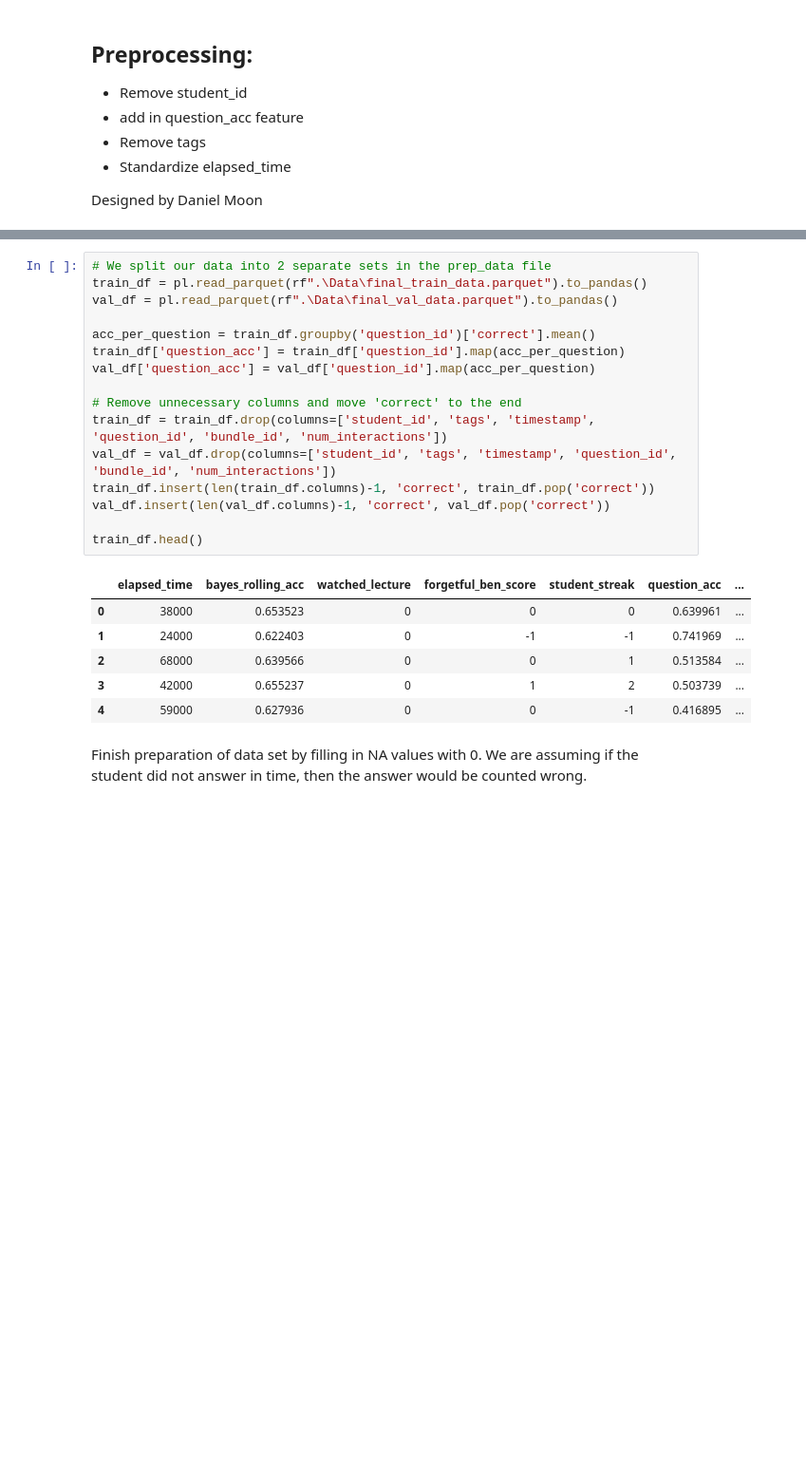
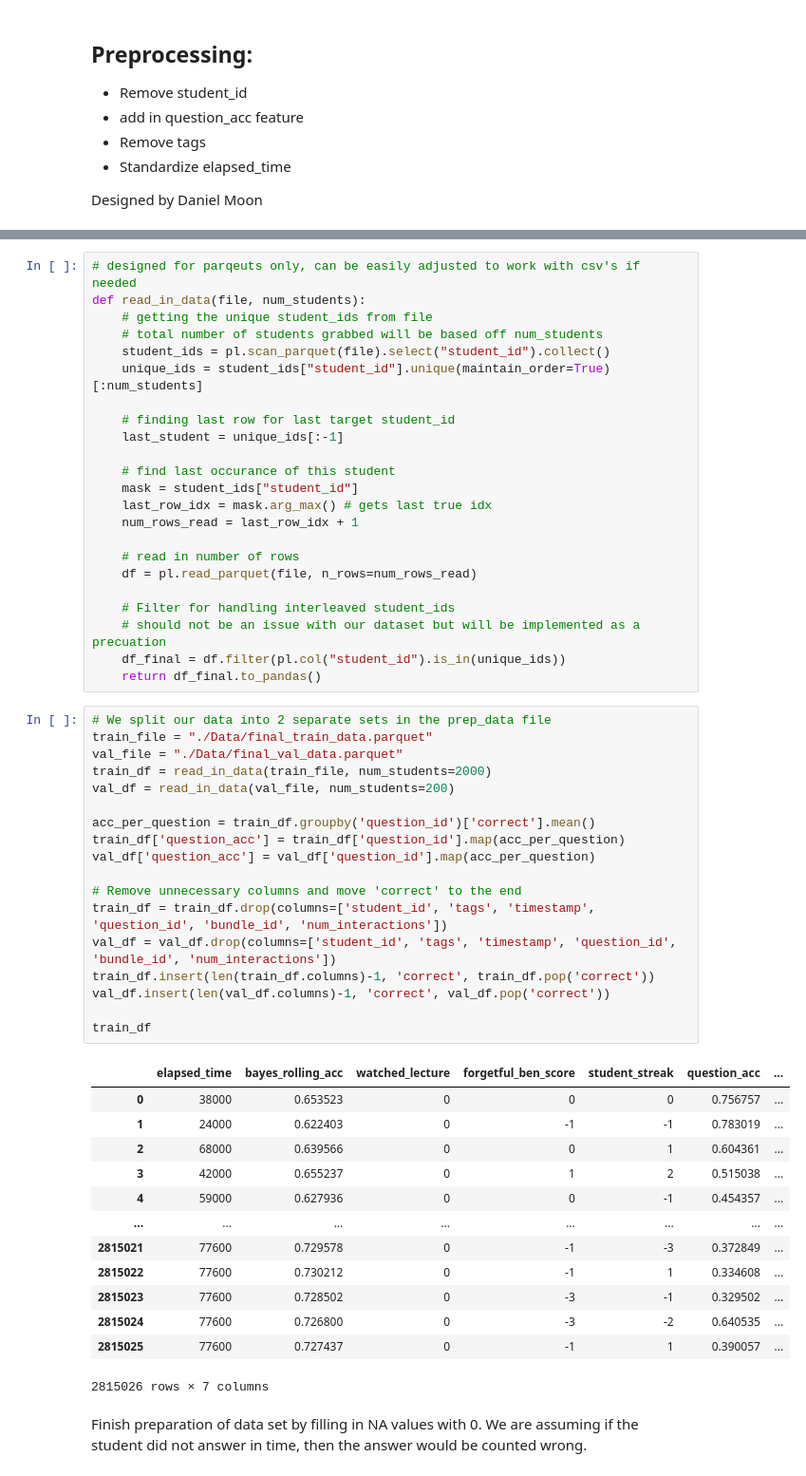
Before and after one commit to bbelandr/MachineLearningProject, a Jupyter notebook: pipeline_1.ipynb, the cells around one changed output, grey strips where cells are left out. Shown at 95% size. Cells and saved outputs as stored; diff of their text form; blank space fills up the shorter version.

```diff
--- a/pipeline_1.ipynb
+++ b/pipeline_1.ipynb
@@ -61,26 +65,58 @@ Designed by Daniel Moon
+# %%
+# designed for parqeuts only, can be easily adjusted to work with csv's if needed
+def read_in_data(file, num_students):
+    # getting the unique student_ids from file
+    # total number of students grabbed will be based off num_students
+    student_ids = pl.scan_parquet(file).select("student_id").collect()
+    unique_ids = student_ids["student_id"].unique(maintain_order=True)[:num_students]
+
+    # finding last row for last target student_id
+    last_student = unique_ids[:-1]
+
+    # find last occurance of this student
+    mask = student_ids["student_id"]
+    last_row_idx = mask.arg_max() # gets last true idx
+    num_rows_read = last_row_idx + 1
+
+    # read in number of rows
+    df = pl.read_parquet(file, n_rows=num_rows_read)
+
+    # Filter for handling interleaved student_ids
+    # should not be an issue with our dataset but will be implemented as a precuation
+    df_final = df.filter(pl.col("student_id").is_in(unique_ids))
+    return df_final.to_pandas()
 # %%
 # We split our data into 2 separate sets in the prep_data file
-train_df = pl.read_parquet(rf".\Data\final_train_data.parquet").to_pandas()
-val_df = pl.read_parquet(rf".\Data\final_val_data.parquet").to_pandas()
+train_file = "./Data/final_train_data.parquet"
+val_file = "./Data/final_val_data.parquet"
+train_df = read_in_data(train_file, num_students=2000)
+val_df = read_in_data(val_file, num_students=200)
 
 acc_per_question = train_df.groupby('question_id')['correct'].mean()
 train_df['question_acc'] = train_df['question_id'].map(acc_per_question)
 val_df['question_acc'] = val_df['question_id'].map(acc_per_question)
 
 # Remove unnecessary columns and move 'correct' to the end
 train_df = train_df.drop(columns=['student_id', 'tags', 'timestamp', 'question_id', 'bundle_id', 'num_interactions'])
 val_df = val_df.drop(columns=['student_id', 'tags', 'timestamp', 'question_id', 'bundle_id', 'num_interactions'])
 train_df.insert(len(train_df.columns)-1, 'correct', train_df.pop('correct'))
 val_df.insert(len(val_df.columns)-1, 'correct', val_df.pop('correct'))
 
-train_df.head()
+train_df
 # %% [output]
 |  | elapsed_time | bayes_rolling_acc | watched_lecture | forgetful_ben_score | student_streak | question_acc | ... |
-| 0 | 38000 | 0.653523 | 0 | 0 | 0 | 0.639961 | ... |
-| 1 | 24000 | 0.622403 | 0 | -1 | -1 | 0.741969 | ... |
-| 2 | 68000 | 0.639566 | 0 | 0 | 1 | 0.513584 | ... |
-| 3 | 42000 | 0.655237 | 0 | 1 | 2 | 0.503739 | ... |
-| 4 | 59000 | 0.627936 | 0 | 0 | -1 | 0.416895 | ... |
+| 0 | 38000 | 0.653523 | 0 | 0 | 0 | 0.756757 | ... |
+| 1 | 24000 | 0.622403 | 0 | -1 | -1 | 0.783019 | ... |
+| 2 | 68000 | 0.639566 | 0 | 0 | 1 | 0.604361 | ... |
+| 3 | 42000 | 0.655237 | 0 | 1 | 2 | 0.515038 | ... |
+| 4 | 59000 | 0.627936 | 0 | 0 | -1 | 0.454357 | ... |
+| ... | ... | ... | ... | ... | ... | ... | ... |
+| 2815021 | 77600 | 0.729578 | 0 | -1 | -3 | 0.372849 | ... |
+| 2815022 | 77600 | 0.730212 | 0 | -1 | 1 | 0.334608 | ... |
+| 2815023 | 77600 | 0.728502 | 0 | -3 | -1 | 0.329502 | ... |
+| 2815024 | 77600 | 0.726800 | 0 | -3 | -2 | 0.640535 | ... |
+| 2815025 | 77600 | 0.727437 | 0 | -1 | 1 | 0.390057 | ... |
+2815026 rows × 7 columns
 # %% [markdown]
 Finish preparation of data set by filling in NA values with 0. We are assuming if the student did not answer in time, then the answer would be counted wrong.
 # %%
```
Also changed, not shown: parts of 15 cells of this notebook.
